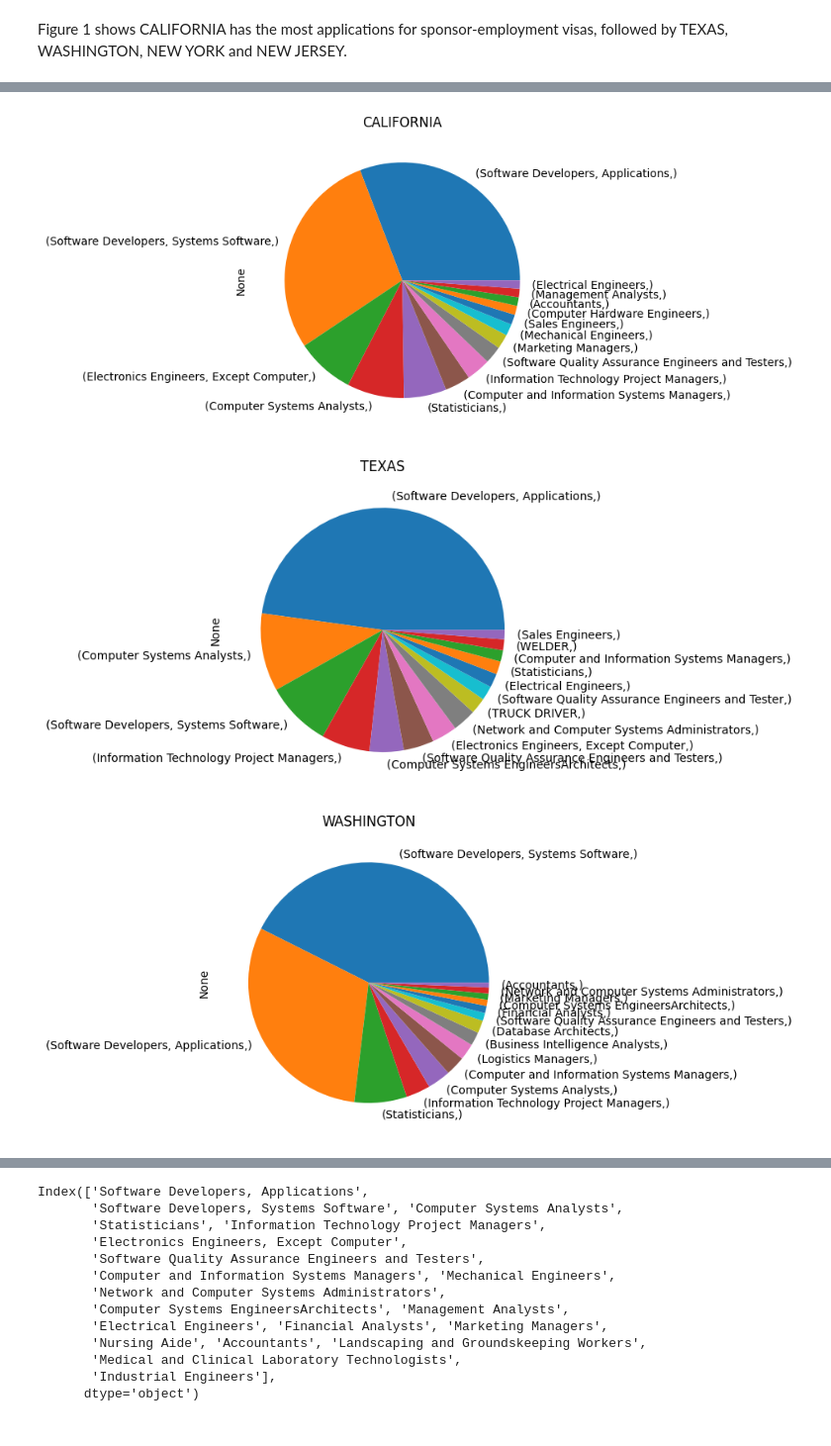
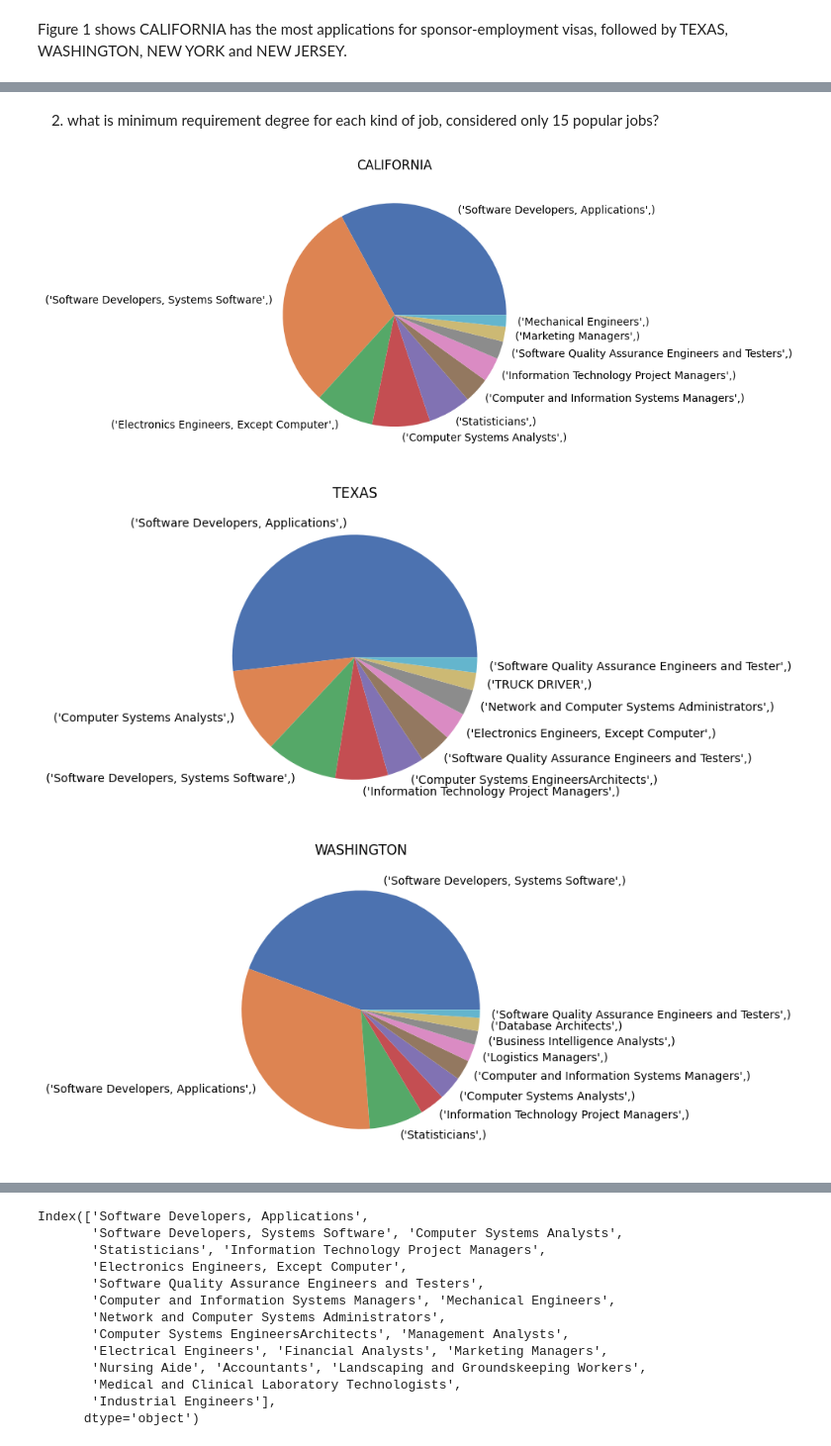
Before and after one commit to cindydao95/Exploration-Data-Analysis-on-US-Immigrants-PERM-Applications-Quarter-4-2022, a Jupyter notebook: src/notebook/perm-data-analytics.ipynb, the cells around one changed output, grey strips where cells are left out. Shown at 99% size. Drawn from its saved outputs; the diff is of its cells as text; code cells hidden in the pictures.

```diff
--- a/src/notebook/perm-data-analytics.ipynb
+++ b/src/notebook/perm-data-analytics.ipynb
@@ -154,0 +111,2 @@ df1.loc[df1['WORKSITE_STATE']=="TEXAS",["PW_SOC_TITLE"]].value_counts()[:10].plo
+# %% [markdown]
+2. what is minimum requirement degree for each kind of job, considered only 15 popular jobs?
@@ -155,9 +115,11 @@ df1.loc[df1['WORKSITE_STATE']=="TEXAS",["PW_SOC_TITLE"]].value_counts()[:10].plo
 # %%
 for state in top_state:
-    df1.loc[df1['WORKSITE_STATE']==state,["PW_SOC_TITLE"]].value_counts()[:15].plot(kind="pie")
+    x = df1.loc[df1['WORKSITE_STATE']==state, ['PW_SOC_TITLE']].value_counts()[:10].values
+    labels =  df1.loc[df1['WORKSITE_STATE']==state, ['PW_SOC_TITLE']].value_counts()[:10].index
     plt.title(state)
+    plt.pie(x = x, labels = labels, colors = palette_color)
     plt.show()
 # %% [output]
-[figure, old version]
+[figure, new version]
-[figure, old version]
+[figure, new version]
-[figure, old version]
+[figure, new version]
```
Also changed, not shown: parts of 37 cells of this notebook.
